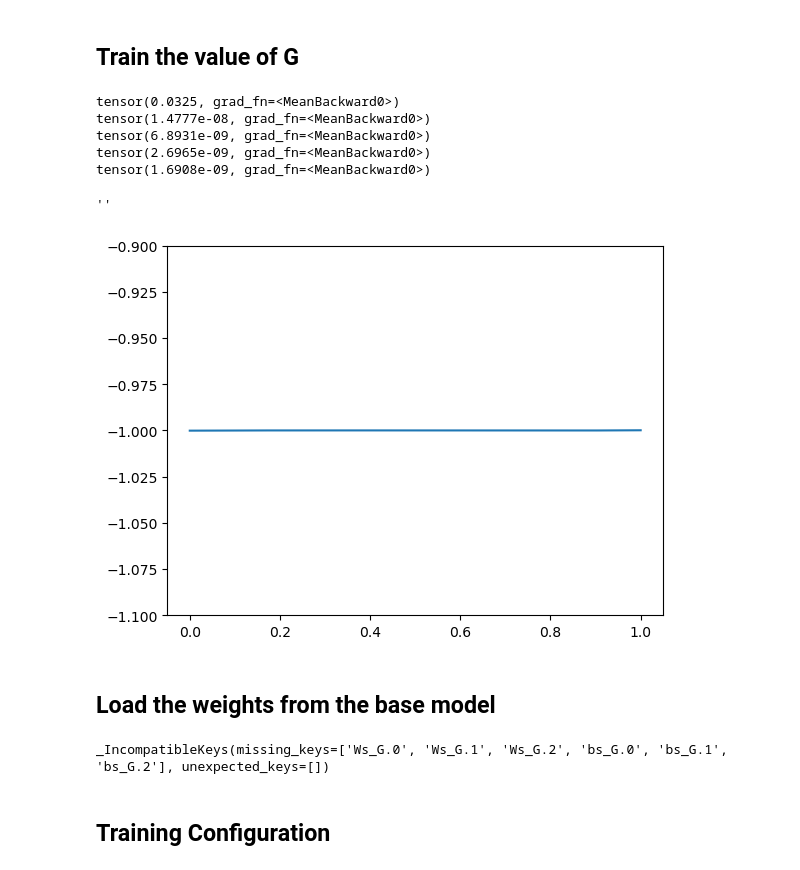
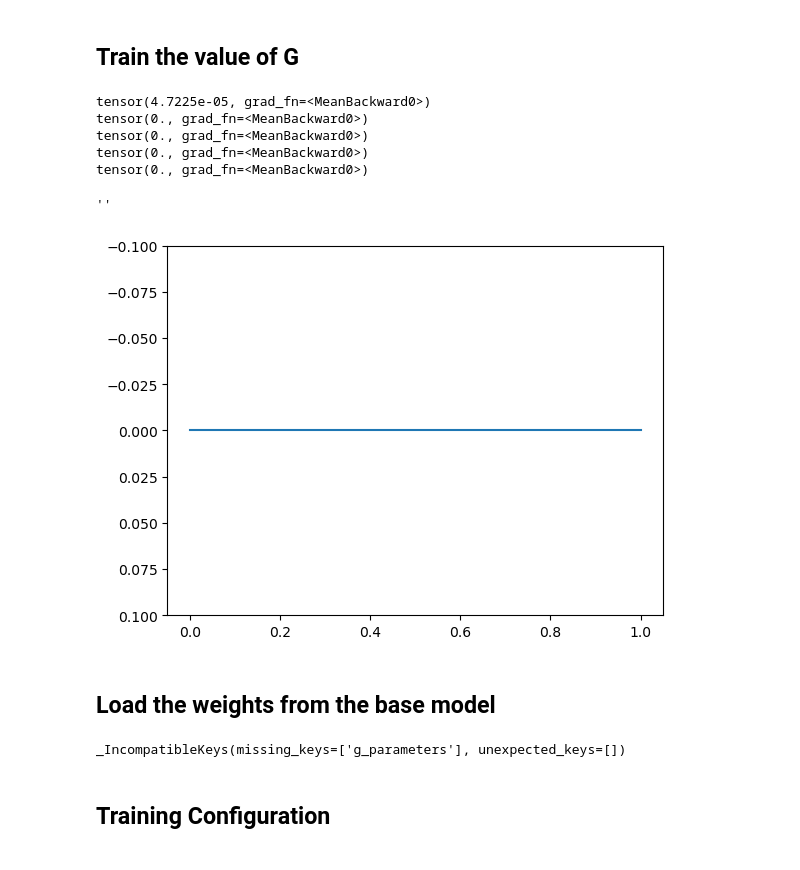
Before and after one commit to AlejandroPenacho/PINN-Project, a Jupyter notebook: pinn_approach.ipynb, the cells around one changed output. Cells and saved outputs as stored; diff of their text form; code cells hidden in the pictures.

```diff
--- a/pinn_approach.ipynb
+++ b/pinn_approach.ipynb
@@ -299,7 +299,7 @@ base_config: neural.CompleteConfig = neural.CompleteConfig.load_json("the_config
 layers = base_config.model_config.layers
 print(layers)
 
-g_model = neural.NNWithG(layers, [1, 10, 10, 1])
+g_model = neural.NNWithG(layers, 1)
 # %% [output]
 [2, 10, 10, 10, 10, 2]
 # %% [markdown]
@@ -307,34 +307,34 @@ g_model = neural.NNWithG(layers, [1, 10, 10, 1])
 # %%
 optimizer = torch.optim.Adam(g_model.parameters())
 x_array = torch.linspace(0, 1, 300).reshape(1, -1)
 
 for epoch in range(5000):
     optimizer.zero_grad()
-    loss = torch.mean(torch.square(g_model.compute_g(x_array) + 1))
+    loss = torch.mean(torch.square(g_model.compute_g_factor(x_array)))
     loss.backward()
     optimizer.step()
     if epoch % 1000 == 0:
         print(loss)
 
 with torch.no_grad():
-    y_test = g_model.compute_g(x_array).detach()
+    y_test = g_model.compute_g_factor(x_array).detach()
 
 fig, ax = plt.subplots()
 ax.plot(
     x_array.reshape(-1),
     y_test.reshape(-1)
 )
 
-ax.set_ylim(-1.1, -0.9)
+ax.set_ylim(0.1, -0.1)
 ""
 # %% [output]
-tensor(0.0325, grad_fn=<MeanBackward0>)
-tensor(1.4777e-08, grad_fn=<MeanBackward0>)
-tensor(6.8931e-09, grad_fn=<MeanBackward0>)
-tensor(2.6965e-09, grad_fn=<MeanBackward0>)
-tensor(1.6908e-09, grad_fn=<MeanBackward0>)
+tensor(4.7225e-05, grad_fn=<MeanBackward0>)
+tensor(0., grad_fn=<MeanBackward0>)
+tensor(0., grad_fn=<MeanBackward0>)
+tensor(0., grad_fn=<MeanBackward0>)
+tensor(0., grad_fn=<MeanBackward0>)
 ''
-[figure, old version]
+[figure, new version]
 # %% [markdown]
 ## Load the weights from the base model
 # %%
@@ -344,7 +344,7 @@ output = g_model.load_state_dict(base_model_weights, strict=False)
 
 print(output)
 # %% [output]
-_IncompatibleKeys(missing_keys=['Ws_G.0', 'Ws_G.1', 'Ws_G.2', 'bs_G.0', 'bs_G.1', 'bs_G.2'], unexpected_keys=[])
+_IncompatibleKeys(missing_keys=['g_parameters'], unexpected_keys=[])
 # %% [markdown]
 ## Training Configuration
 # %%
```
Also changed, not shown: parts of 4 cells of this notebook, 4 other files.
